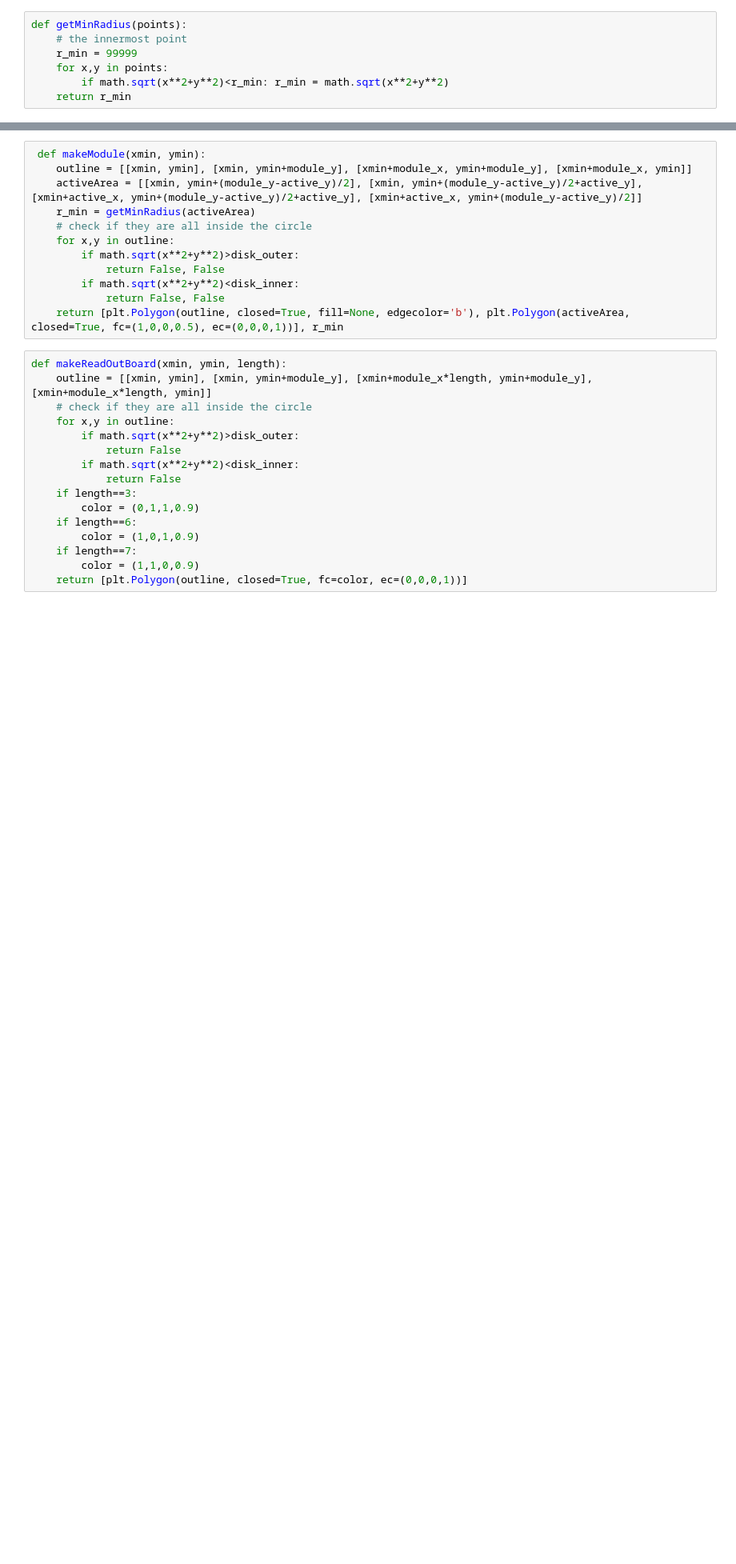
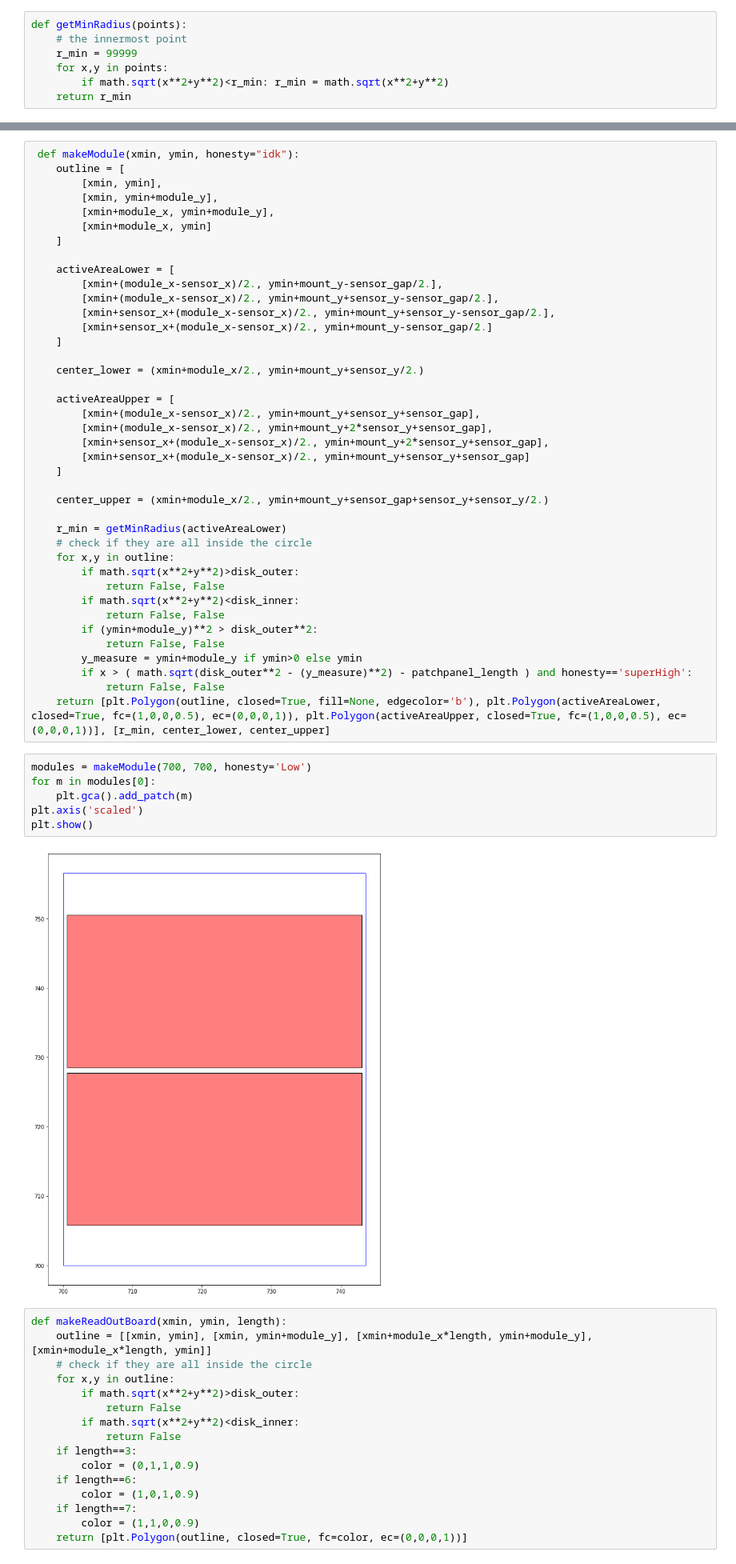
Before and after one commit to yashmehra028/ETL-Copy, a Jupyter notebook: coverage.ipynb, the cells around one changed output, grey strips where cells are left out. Shown at 80% size. Cells and saved outputs as stored; diff of their text form; blank space fills up the shorter version.

```diff
--- a/coverage.ipynb
+++ b/coverage.ipynb
@@ -53,17 +65,53 @@ def getRBs(length, radius=0):
     if not sum(column) == tmp: print ("Something went wrong")
     return column
 # %%
- def makeModule(xmin, ymin):
-    outline = [[xmin, ymin], [xmin, ymin+module_y], [xmin+module_x, ymin+module_y], [xmin+module_x, ymin]]
-    activeArea = [[xmin, ymin+(module_y-active_y)/2], [xmin, ymin+(module_y-active_y)/2+active_y], [xmin+active_x, ymin+(module_y-active_y)/2+active_y], [xmin+active_x, ymin+(module_y-active_y)/2]]
-    r_min = getMinRadius(activeArea)
+ def makeModule(xmin, ymin, honesty="idk"):
+    outline = [
+        [xmin, ymin],
+        [xmin, ymin+module_y],
+        [xmin+module_x, ymin+module_y],
+        [xmin+module_x, ymin]
+    ]
+
+    activeAreaLower = [
+        [xmin+(module_x-sensor_x)/2., ymin+mount_y-sensor_gap/2.],
+        [xmin+(module_x-sensor_x)/2., ymin+mount_y+sensor_y-sensor_gap/2.],
+        [xmin+sensor_x+(module_x-sensor_x)/2., ymin+mount_y+sensor_y-sensor_gap/2.],
+        [xmin+sensor_x+(module_x-sensor_x)/2., ymin+mount_y-sensor_gap/2.]
+    ]
+
+    center_lower = (xmin+module_x/2., ymin+mount_y+sensor_y/2.)
+
+    activeAreaUpper = [
+        [xmin+(module_x-sensor_x)/2., ymin+mount_y+sensor_y+sensor_gap],
+        [xmin+(module_x-sensor_x)/2., ymin+mount_y+2*sensor_y+sensor_gap],
+        [xmin+sensor_x+(module_x-sensor_x)/2., ymin+mount_y+2*sensor_y+sensor_gap],
+        [xmin+sensor_x+(module_x-sensor_x)/2., ymin+mount_y+sensor_y+sensor_gap]
+    ]
+
+    center_upper = (xmin+module_x/2., ymin+mount_y+sensor_gap+sensor_y+sensor_y/2.)
+
+    r_min = getMinRadius(activeAreaLower)
     # check if they are all inside the circle
     for x,y in outline:
         if math.sqrt(x**2+y**2)>disk_outer:
             return False, False
         if math.sqrt(x**2+y**2)<disk_inner:
             return False, False
-    return [plt.Polygon(outline, closed=True, fill=None, edgecolor='b'), plt.Polygon(activeArea, closed=True, fc=(1,0,0,0.5), ec=(0,0,0,1))], r_min
+        if (ymin+module_y)**2 > disk_outer**2:
+            return False, False
+        y_measure = ymin+module_y if ymin>0 else ymin
+        if x > ( math.sqrt(disk_outer**2 - (y_measure)**2) - patchpanel_length ) and honesty=='superHigh':
+            return False, False
+    return [plt.Polygon(outline, closed=True, fill=None, edgecolor='b'), plt.Polygon(activeAreaLower, closed=True, fc=(1,0,0,0.5), ec=(0,0,0,1)), plt.Polygon(activeAreaUpper, closed=True, fc=(1,0,0,0.5), ec=(0,0,0,1))], [r_min, center_lower, center_upper]
+# %%
+modules = makeModule(700, 700, honesty='Low')
+for m in modules[0]:
+    plt.gca().add_patch(m)
+plt.axis('scaled')
+plt.show()
+# %% [output]
+[figure, added]
 # %%
 def makeReadOutBoard(xmin, ymin, length):
     outline = [[xmin, ymin], [xmin, ymin+module_y], [xmin+module_x*length, ymin+module_y], [xmin+module_x*length, ymin]]
```
Also changed, not shown: parts of 16 cells of this notebook.
